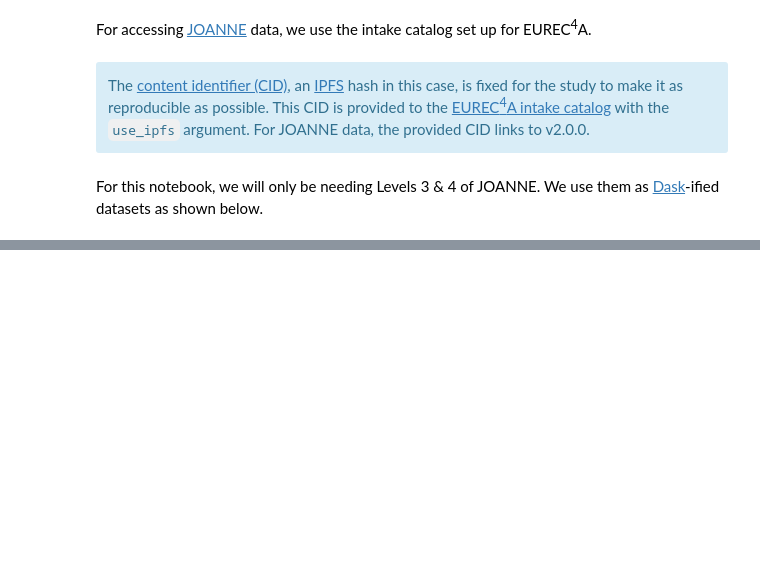
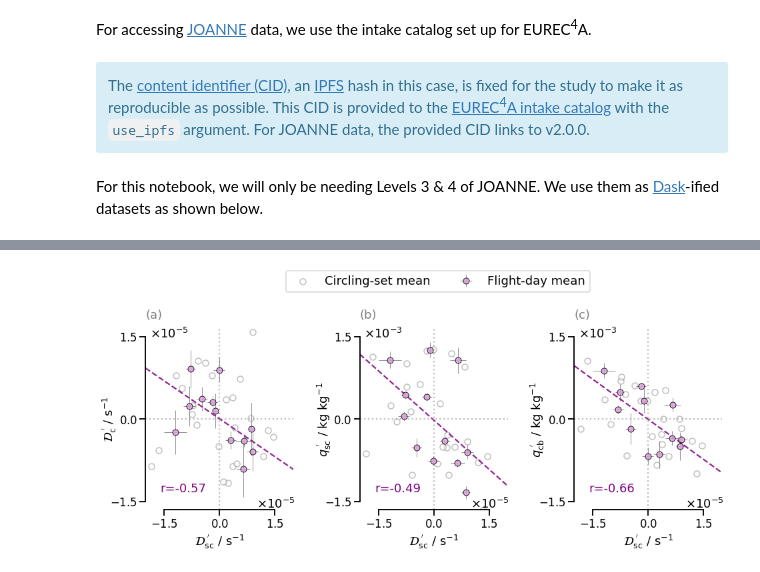
Before and after one commit to Geet-George/recode_smocs, a Jupyter notebook: JOANNE_processing.ipynb, the cells around one changed output, grey strips where cells are left out. Cells and saved outputs as stored; diff of their text form; code cells hidden in the pictures; blank space fills up the shorter version.

Commit message:
add Figure 2

```diff
--- a/JOANNE_processing.ipynb
+++ b/JOANNE_processing.ipynb
@@ -64,4 +68,4 @@ Note that one circle (circle ID <code>HALO-0215_c3</code>) during the flight on
 eurec4a_circles = jo_l4.where(
     jo_l4.platform_id =='HALO',drop=True).where(
     jo_l4.segment_id != 'HALO-0215_c3',drop=True).where(
-    jo_l4.segment_id != 'HALO-0119_c1',drop=True) # only EUREC4A-circles of HALO
+    jo_l4.segment_id != 'HALO-0119_c1',drop=True).swap_dims({'circle':'circle_time'})
@@ -67,0 +75,5 @@ eurec4a_circles = jo_l4.where(
+# %%
+ano_vars = ['D_ano','q_ano']
+
+resampled_mean = eurec4a_circles[ano_vars].resample(circle_time='1D').mean(
+    dim='circle_time').dropna(dim='circle_time',how='all')
@@ -67,0 +96,13 @@ eurec4a_circles = jo_l4.where(
+# %%
+daily = {}
+cirsets = {}
+
+layers = {'sc':{'base':0,'top':600},
+          'c':{'base':900,'top':1500},
+          'cb':{'base':600,'top':900}}
+
+for variable in ['D_ano','q_ano']:
+    for layer in ['sc','c','cb']:
+        for function in ['mean','std']:
+            daily[f'{layer}_{variable}_{function}'] = ay.compute_over_layer(resampled_mean,variable,layers[layer]['base'],layers[layer]['top'],function)
+            cirsets[f'{layer}_{variable}_{function}'] = ay.compute_over_layer(ds_cirsets,variable,layers[layer]['base'],layers[layer]['top'],function)
@@ -196,0 +257,59 @@ Text(3.181313580274582, 1200, 'cloud layer')
+# %%
+sb.set_context('talk')
+
+f,ax = plt.subplots(1,3,figsize=(15.5,5),sharex=True)
+plt.subplots_adjust(wspace=0.45)
+zero_line_kwargs = {'c':'grey','linestyle':':','alpha':0.5}
+
+titles = list(string.ascii_lowercase)
+
+D_unit = 's$^{-1}$'
+q_unit = 'kg kg$^{-1}$'
+x_par = 'sc_D_ano'
+
+y_pars = {'c_D_ano':{'unit': 's$^{-1}$', 'label':'$\mathcal{D}_{\mathrm{c}}^{\ \'}$'},
+          'sc_q_ano':{'unit':'kg kg$^{-1}$','label':'$q_{\mathrm{sc}}^{\ \'}$'},
+          'cb_q_ano':{'unit':'kg kg$^{-1}$','label':'$q_{\mathrm{cb}}^{\ \'}$'}}
+
+for id_,y_par in enumerate(y_pars.keys()):
+
+    ax[id_].errorbar(daily[f'{x_par}_mean'],
+                     daily[f'{y_par}_mean'],
+                     yerr=daily[f'{y_par}_std'],
+                     xerr=daily[f'{x_par}_std'],
+                     fmt='o',markeredgecolor='k',c='plum',alpha=0.85,ecolor='grey',elinewidth=1,label='Flight-day mean')
+
+    ax[id_].scatter(cirsets[f'{x_par}_mean'],
+                    cirsets[f'{y_par}_mean'],
+                    edgecolor='grey',c='white',alpha=0.5,label='Circling-set mean')
+
+    pf.reg_line(ax[id_],
+                daily[f'{x_par}_mean'],
+                daily[f'{y_par}_mean'],
+                text_title=False,r_loc=(.1,.1),
+                kwargs_for_text={"color":'purple','alpha':1},
+                kwargs_for_axline={'color':'purple','linestyle':'--','alpha':0.85})
+
+    ax[id_].set_title(f'({titles[id_]})',loc='left',pad=15,weight='light',c='grey')
+
+    ax[id_].axvline(0,**zero_line_kwargs)
+    ax[id_].axhline(0,**zero_line_kwargs)
+
+    pf.sci_exp_axis(ax[id_],axis='x',x_pad=0.75)
+    _,y_exp = pf.sci_exp_axis(ax[id_],axis='y',x_pad=0.03,y_pad=.95)
+
+    ax[id_].set_xlabel('$\mathcal{D}_{\mathrm{sc}}^{\ \'}$ / s$^{-1}$')
+    ax[id_].set_ylabel(f"{y_pars[y_par]['label']} / {y_pars[y_par]['unit']}",labelpad=-12)
+
+    ax[id_].set_ylim([-1.65*10**(int(y_exp)),1.65*10**(int(y_exp))])
+    ax[id_].set_yticks([-1.5*10**(int(y_exp)),0,1.5*10**(int(y_exp))])
+    ax[id_].set_xticks([-1.5e-5,0,1.5e-5])
+
+ax[1].legend(fontsize=18,frameon=True,loc=(-0.5,1.2),ncol=2)
+sb.despine(trim=True)
+
+mpl_axes_aligner.align.xaxes(ax[0], 0, ax[1], 0, 0.5)
+mpl_axes_aligner.align.yaxes(ax[0], 0, ax[1], 0, 0.5)
+mpl_axes_aligner.align.yaxes(ax[2], 0, ax[1], 0, 0.5)
+# %% [output]
+[figure, added]
```
Also changed, not shown: parts of 12 cells of this notebook.
